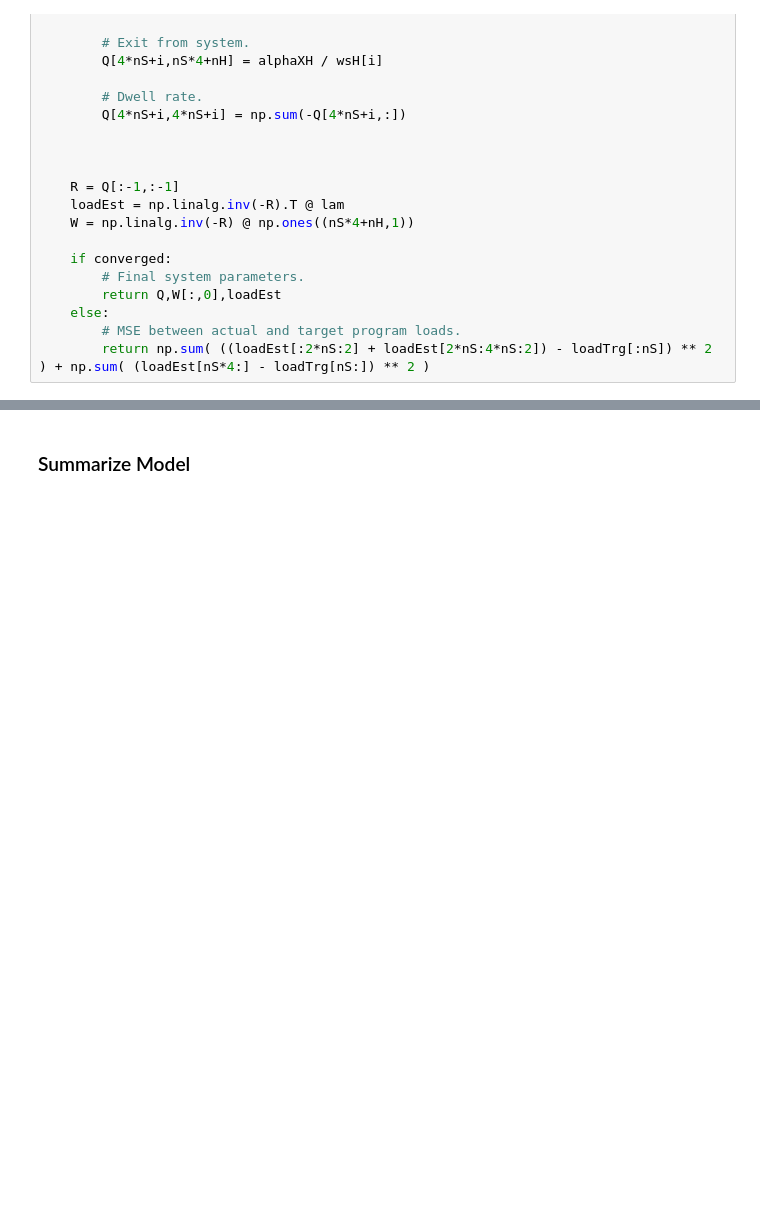
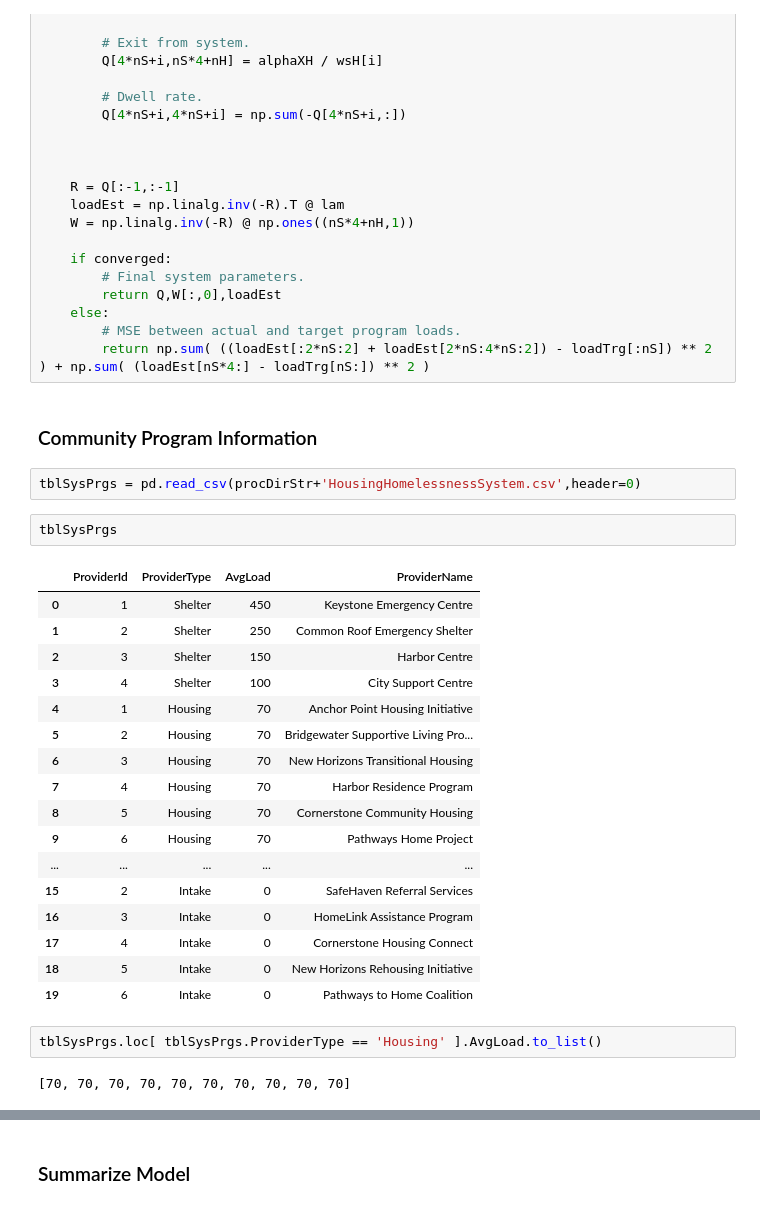
Before and after one commit to ggmessier/synthetic-data, a Jupyter notebook: SystemGenerate.ipynb, the cells around one changed output, grey strips where cells are left out. Saved outputs shown, nothing was run; the diff lists cells and outputs as text; blank space fills up the shorter version.

```diff
--- a/SystemGenerate.ipynb
+++ b/SystemGenerate.ipynb
@@ -155,6 +157,34 @@ def calc_q_shelter_housing(x,converged,nS,nH,wAvgS,wAvgH,alphaDiv,alphaTSHpreD,a
     else:
         # MSE between actual and target program loads.
         return np.sum( ((loadEst[:2*nS:2] + loadEst[2*nS:4*nS:2]) - loadTrg[:nS]) ** 2 ) + np.sum( (loadEst[nS*4:] - loadTrg[nS:]) ** 2 )
+# %% [markdown]
+### Community Program Information
+# %%
+tblSysPrgs = pd.read_csv(procDirStr+'HousingHomelessnessSystem.csv',header=0)
+# %%
+tblSysPrgs
+# %% [output]
+|  | ProviderId | ProviderType | AvgLoad | ProviderName |
+| 0 | 1 | Shelter | 450 | Keystone Emergency Centre |
+| 1 | 2 | Shelter | 250 | Common Roof Emergency Shelter |
+| 2 | 3 | Shelter | 150 | Harbor Centre |
+| 3 | 4 | Shelter | 100 | City Support Centre |
+| 4 | 1 | Housing | 70 | Anchor Point Housing Initiative |
+| 5 | 2 | Housing | 70 | Bridgewater Supportive Living Pro... |
+| 6 | 3 | Housing | 70 | New Horizons Transitional Housing |
+| 7 | 4 | Housing | 70 | Harbor Residence Program |
+| 8 | 5 | Housing | 70 | Cornerstone Community Housing |
+| 9 | 6 | Housing | 70 | Pathways Home Project |
+| ... | ... | ... | ... | ... |
+| 15 | 2 | Intake | 0 | SafeHaven Referral Services |
+| 16 | 3 | Intake | 0 | HomeLink Assistance Program |
+| 17 | 4 | Intake | 0 | Cornerstone Housing Connect |
+| 18 | 5 | Intake | 0 | New Horizons Rehousing Initiative |
+| 19 | 6 | Intake | 0 | Pathways to Home Coalition |
+# %%
+tblSysPrgs.loc[ tblSysPrgs.ProviderType == 'Housing' ].AvgLoad.to_list()
+# %% [output]
+[70, 70, 70, 70, 70, 70, 70, 70, 70, 70]
 # %%
 from scipy.optimize import minimize
 
```
Also changed, not shown: parts of 13 cells of this notebook, 9 other files.
